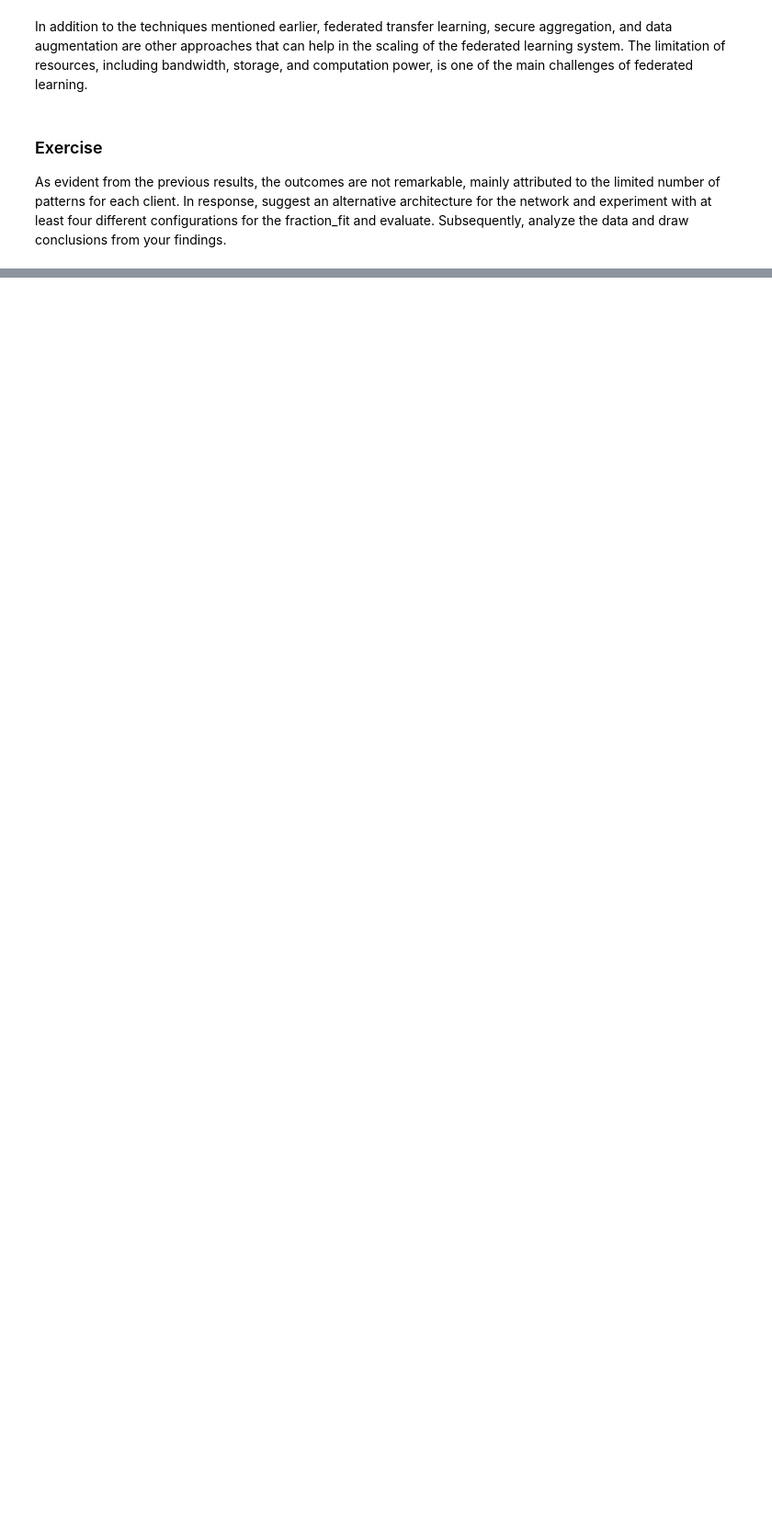
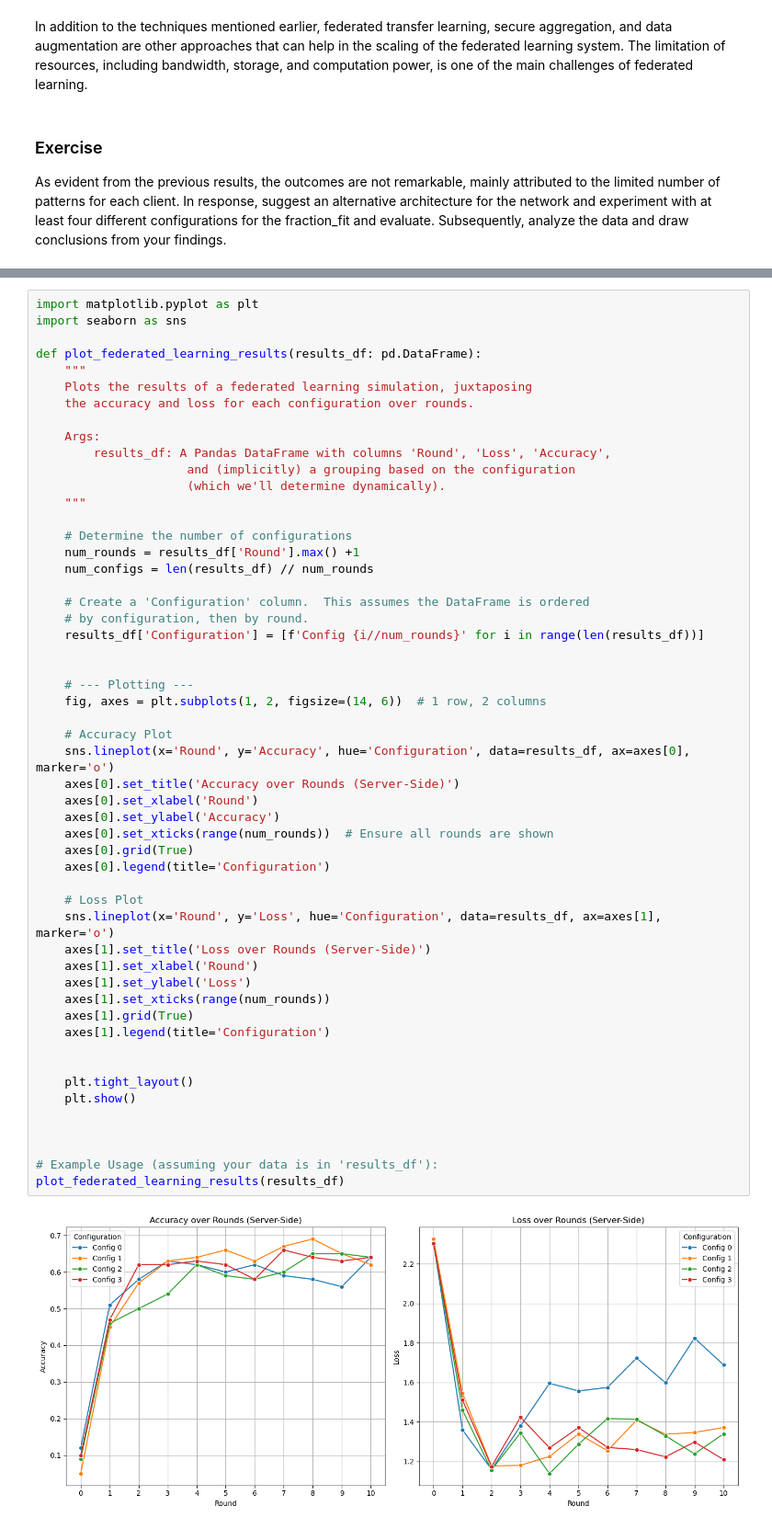
Before and after one commit to rubitopato/ML2_Practice, a Jupyter notebook: Unit 05 - Stategies and Challenges in Federated Learning.ipynb, the cells around one changed output, grey strips where cells are left out. Shown at 92% size. Saved outputs shown, nothing was run; the diff lists cells and outputs as text; blank space fills up the shorter version.

```diff
--- a/Unit 05 - Stategies and Challenges in Federated Learning.ipynb
+++ b/Unit 05 - Stategies and Challenges in Federated Learning.ipynb
@@ -898,0 +949,55 @@ results_df
+# %%
+import matplotlib.pyplot as plt
+import seaborn as sns
+
+def plot_federated_learning_results(results_df: pd.DataFrame):
+    """
+    Plots the results of a federated learning simulation, juxtaposing
+    the accuracy and loss for each configuration over rounds.
+
+    Args:
+        results_df: A Pandas DataFrame with columns 'Round', 'Loss', 'Accuracy',
+                     and (implicitly) a grouping based on the configuration
+                     (which we'll determine dynamically).
+    """
+
+    # Determine the number of configurations
+    num_rounds = results_df['Round'].max() +1
+    num_configs = len(results_df) // num_rounds
+
+    # Create a 'Configuration' column.  This assumes the DataFrame is ordered
+    # by configuration, then by round.
+    results_df['Configuration'] = [f'Config {i//num_rounds}' for i in range(len(results_df))]
+
+
+    # --- Plotting ---
+    fig, axes = plt.subplots(1, 2, figsize=(14, 6))  # 1 row, 2 columns
+
+    # Accuracy Plot
+    sns.lineplot(x='Round', y='Accuracy', hue='Configuration', data=results_df, ax=axes[0], marker='o')
+    axes[0].set_title('Accuracy over Rounds (Server-Side)')
+    axes[0].set_xlabel('Round')
+    axes[0].set_ylabel('Accuracy')
+    axes[0].set_xticks(range(num_rounds))  # Ensure all rounds are shown
+    axes[0].grid(True)
+    axes[0].legend(title='Configuration')
+
+    # Loss Plot
+    sns.lineplot(x='Round', y='Loss', hue='Configuration', data=results_df, ax=axes[1], marker='o')
+    axes[1].set_title('Loss over Rounds (Server-Side)')
+    axes[1].set_xlabel('Round')
+    axes[1].set_ylabel('Loss')
+    axes[1].set_xticks(range(num_rounds))
+    axes[1].grid(True)
+    axes[1].legend(title='Configuration')
+
+
+    plt.tight_layout()
+    plt.show()
+
+
+
+# Example Usage (assuming your data is in 'results_df'):
+plot_federated_learning_results(results_df)
+# %% [output]
+[figure, added]
```
Also changed, not shown: parts of 9 cells of this notebook.
